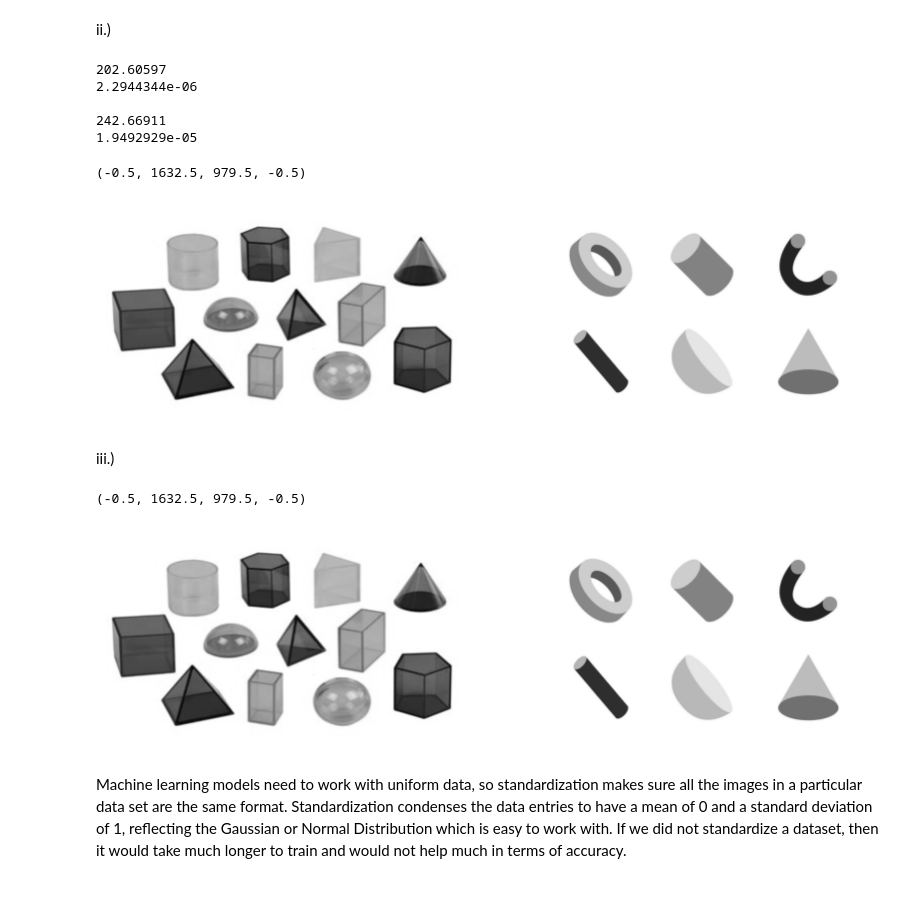
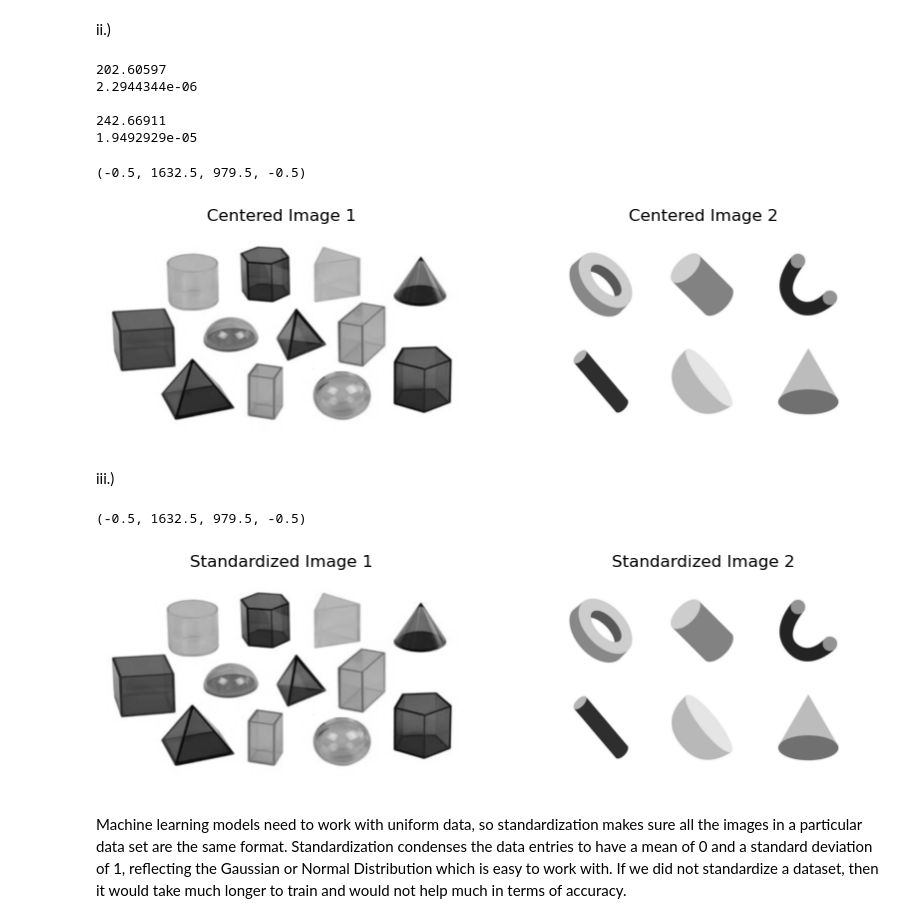
Before and after one commit to DamodarE/Fall-2023-Internship-Work, a Jupyter notebook: Preprocessing.ipynb, the cells around one changed output. Drawn from its saved outputs; the diff is of its cells as text; code cells hidden in the pictures; blank space fills up the shorter version.

```diff
--- a/Preprocessing.ipynb
+++ b/Preprocessing.ipynb
@@ -84,34 +88,36 @@ fig = plt.figure(figsize=(10, 10))
 data1 = np.asarray(gray_image1)
 data1 = data1.astype('float32')
 mean = data1.mean()
 print(mean)
 data1 = data1 - mean
 print(data1.mean())
 print()
 
 fig.add_subplot(2, 2, 1)
 plt.imshow(data1, cmap = 'gray')
+plt.title("Centered Image 1")
 plt.axis('off')
 
 
 data2 = np.asarray(gray_image2)
 data2 = data2.astype('float32')
 mean = data2.mean()
 print(mean)
 data2 = data2 - mean
 print(data2.mean())
 
 fig.add_subplot(2, 2, 2)
 plt.imshow(data2, cmap = 'gray')
+plt.title("Centered Image 2")
 plt.axis('off')
 # %% [output]
 202.60597
 2.2944344e-06
 
 242.66911
 1.9492929e-05
 (-0.5, 1632.5, 979.5, -0.5)
-[figure, old version]
+[figure, new version]
 # %% [markdown]
 iii.)
 # %%
@@ -123,6 +129,7 @@ standardized1 = (gray_image1 - mean) / std
 
 fig.add_subplot(2, 2, 1)
 plt.imshow(standardized1, cmap = 'gray')
+plt.title("Standardized Image 1")
 plt.axis('off')
 
 mean = np.mean(gray_image2)
@@ -132,10 +139,11 @@ standardized2 = (gray_image2 - mean) / std
 
 fig.add_subplot(2, 2, 2)
 plt.imshow(standardized2, cmap = 'gray')
+plt.title("Standardized Image 2")
 plt.axis('off')
 # %% [output]
 (-0.5, 1632.5, 979.5, -0.5)
-[figure, old version]
+[figure, new version]
 # %% [markdown]
 Machine learning models need to work with uniform data, so standardization makes sure all the images in a particular data set are the same format. Standardization condenses the data entries to have a mean of 0 and a standard deviation of 1, reflecting the Gaussian or Normal Distribution which is easy to work with. If we did not standardize a dataset, then it would take much longer to train and would not help much in terms of accuracy.
 # %% [markdown]
```
Also changed, not shown: parts of 6 cells of this notebook.
